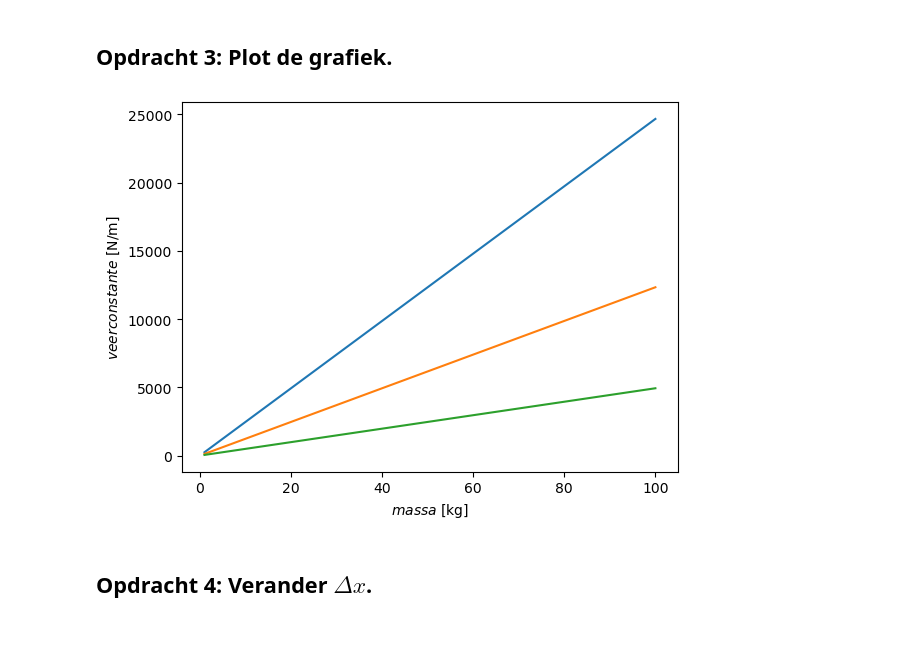
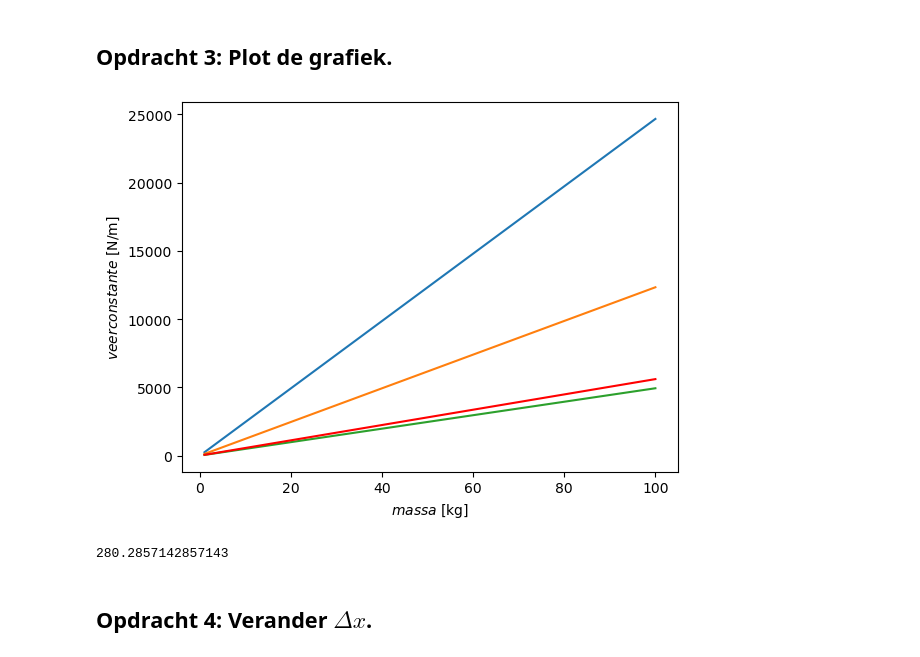
Before and after one commit to emmajuledrent/opdrachten-DEF-D, a Jupyter notebook: FysiekeOntwerpopdrachten/5MaakEenOpstellingTrillingsvrij/Ontwerpopdracht5MaakEenOpstellingTrillingsvrijInvulTemplate.ipynb, the cells around one changed output. Drawn from its saved outputs; the diff is of its cells as text; code cells hidden in the pictures.

```diff
--- a/FysiekeOntwerpopdrachten/5MaakEenOpstellingTrillingsvrij/Ontwerpopdracht5MaakEenOpstellingTrillingsvrijInvulTemplate.ipynb
+++ b/FysiekeOntwerpopdrachten/5MaakEenOpstellingTrillingsvrij/Ontwerpopdracht5MaakEenOpstellingTrillingsvrijInvulTemplate.ipynb
@@ -82,20 +82,21 @@ print(dx, "m")
 # %%
 # Voeg hier je plot in. Lees goed de opdracht wat er in de grafiek moet staan!
 # Het is ook handig om je grafiek op te slaan, doe dat door met plt.savefig().
 
 g = 9.81
 def veerconstante(m,x):
     return (m*g)/x
 
 massa = np.linspace(1,100,1000)
 
 plt.figure()
 plt.plot(massa,veerconstante(massa,dx))
 plt.plot(massa,veerconstante(massa,dx)/2)
 plt.plot(massa,veerconstante(massa,dx)/5)
+plt.plot(massa,veerconstante(massa,0.035)/5, "r-")
 plt.xlabel("$massa$ [kg]")
 plt.ylabel("$veerconstante$ [N/m]")
 plt.savefig("Veerconstante_massa")
 plt.show()
 # %% [output]
-[figure, old version]
+[figure, new version]
@@ -102,3 +112,7 @@ plt.show()
+# %%
+print(veerconstante(1,0.035))
+# %% [output]
+280.2857142857143
 # %% [markdown]
 ## Opdracht 4: Verander $\Delta x$.
 # %% [markdown]
```
Also changed, not shown: parts of 1 cell of this notebook, 1 other file.
